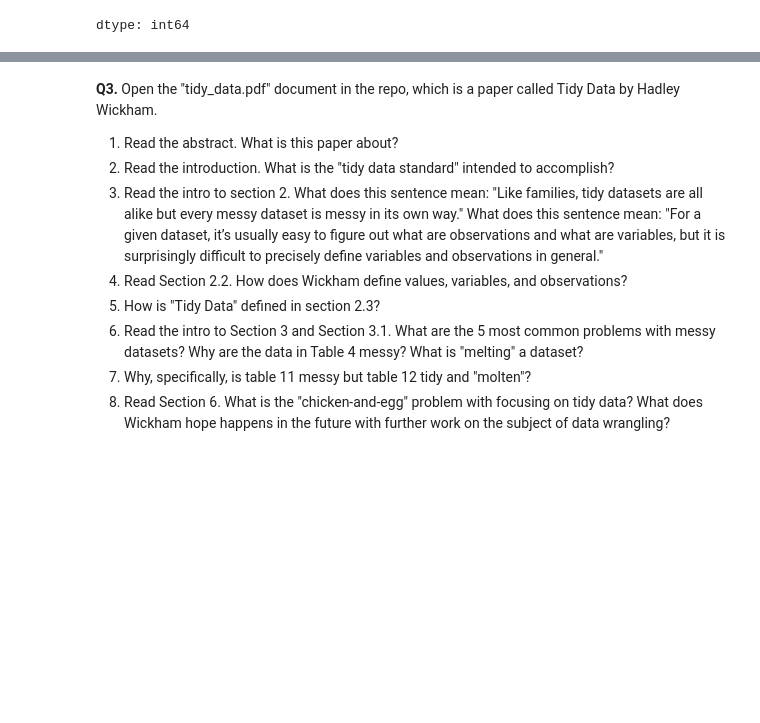
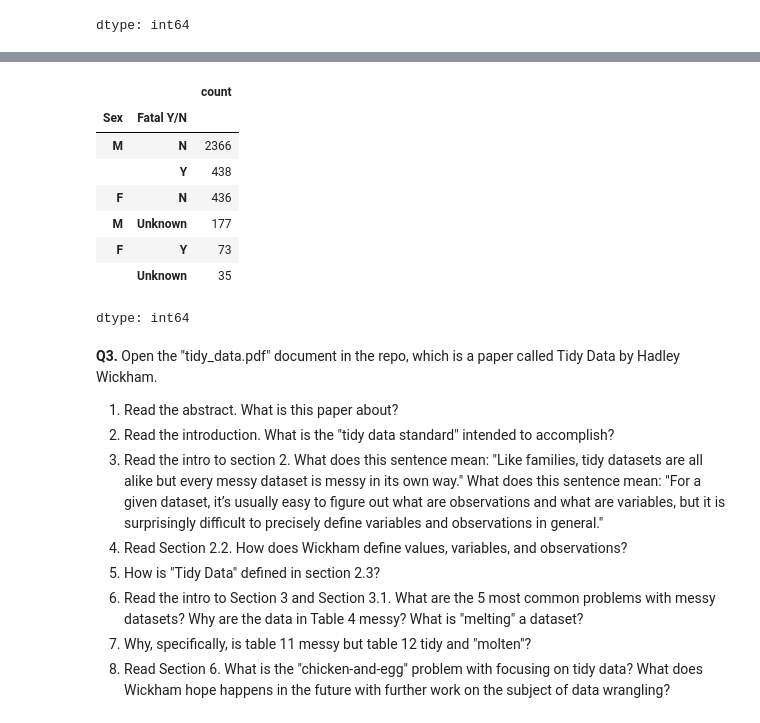
Before and after one commit to KaranRawatUVA/wrangling, a Jupyter notebook: assignment/assignment.ipynb, the cells around one changed output, grey strips where cells are left out. Saved outputs shown, nothing was run; the diff lists cells and outputs as text; code cells hidden in the pictures; blank space fills up the shorter version.

```diff
--- a/assignment/assignment.ipynb
+++ b/assignment/assignment.ipynb
@@ -149,3 +220,18 @@ dtype: int64
+# %%
+# Is it more or less likely to be fatal when the victim is male or female? How do you feel about sharks?
+
+
+fatal_changed[['Sex', 'Fatal Y/N' ]].value_counts()
+# %% [output]
+|  |  | count |
+| Sex | Fatal Y/N |  |
+| M | N | 2366 |
+|  | Y | 438 |
+| F | N | 436 |
+| M | Unknown | 177 |
+| F | Y | 73 |
+|  | Unknown | 35 |
+dtype: int64
 # %%
 # 9. What proportion of attacks appear to be by white sharks? (Hint: `str.split()` makes a vector of text values into a list of lists, split by spaces.)
 # %% [markdown]
```
Also changed, not shown: parts of 4 cells of this notebook.
